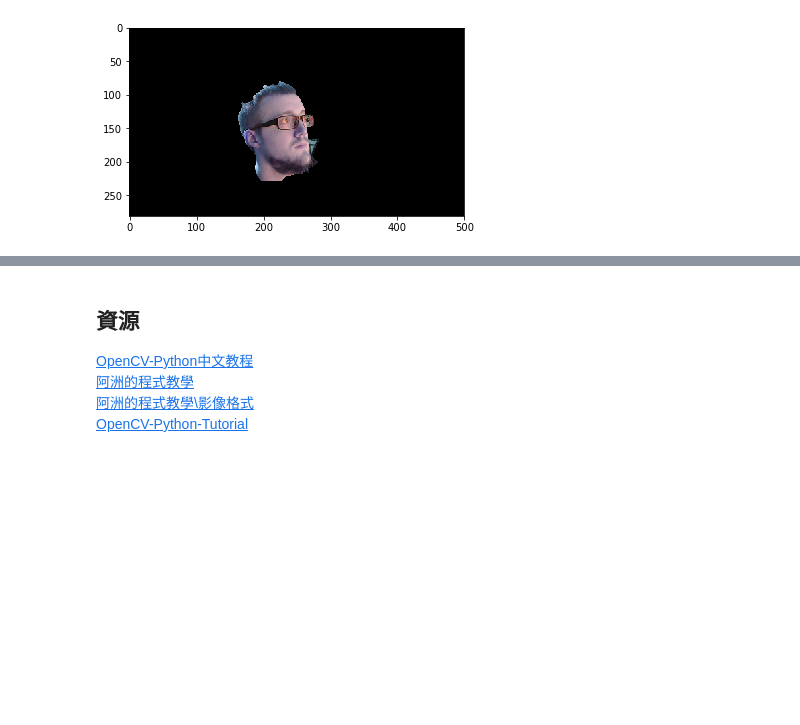
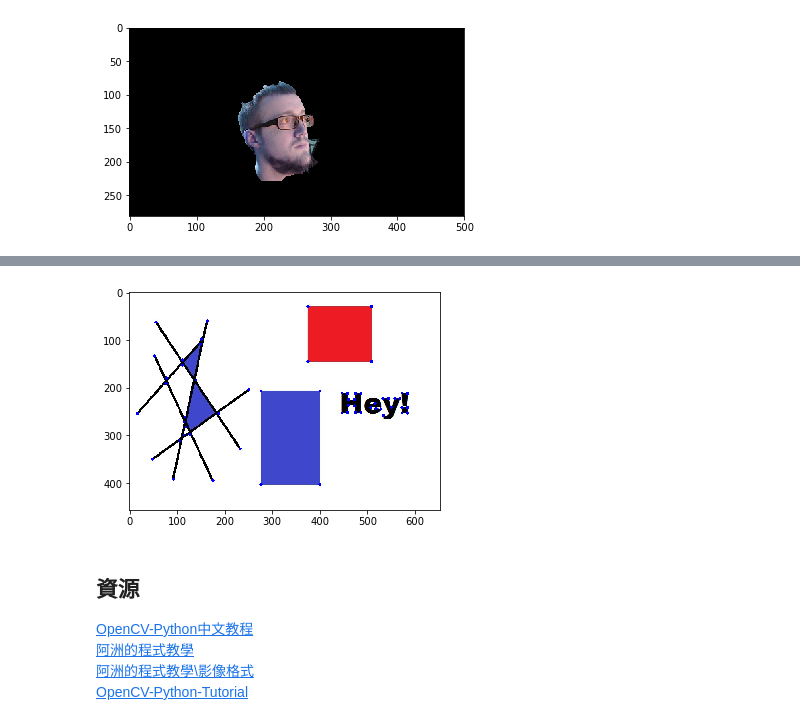
Before and after one commit to shaoeChen/opencv, a Jupyter notebook: Opencv_course.ipynb, the cells around one changed output, grey strips where cells are left out. Cells and saved outputs as stored; diff of their text form; code cells hidden in the pictures; blank space fills up the shorter version.

```diff
--- a/Opencv_course.ipynb
+++ b/Opencv_course.ipynb
@@ -930,3 +984,12 @@ plt.imshow(img)
+# %%
+for corner in corners:
+    x, y = corner.ravel()
+    cv2.circle(img, (x, y), 3, 255, -1)
+
+plt.imshow(cv2.cvtColor(img, cv2.COLOR_BGR2RGB))
+plt.show()
+# %% [output]
+[figure, added]
 # %% [markdown]
 ## 資源
 [OpenCV-Python中文教程](https://www.kancloud.cn/aollo/aolloopencv/269602)
```
Also changed, not shown: parts of 6 cells of this notebook, 1 other file.
